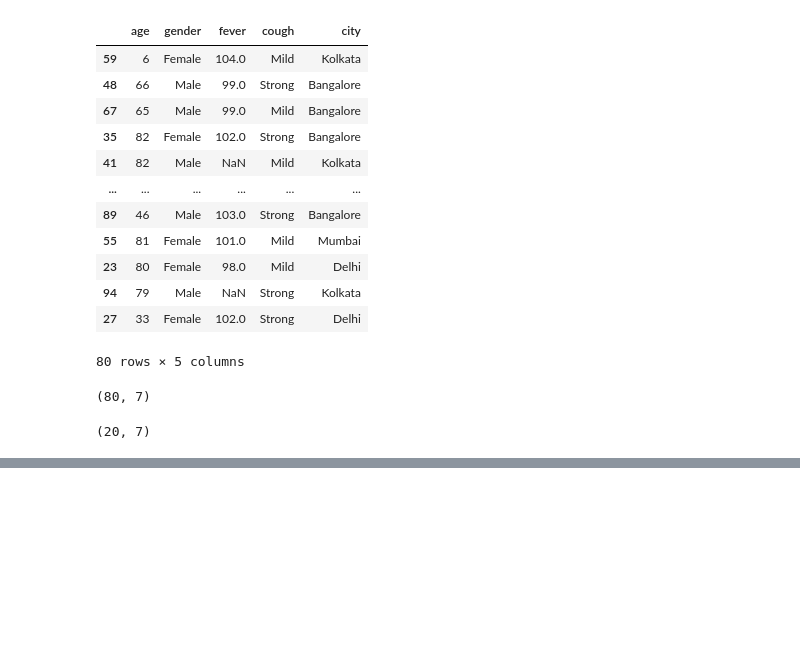
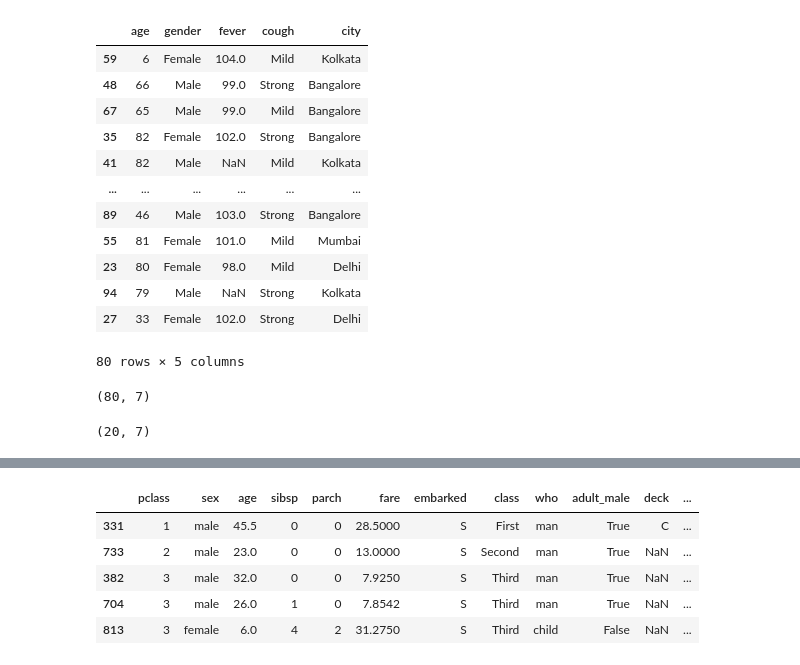
Before and after one commit to tiwarisubash956/Machine-Learning-Algorithms, a Jupyter notebook: ml-100-days.ipynb, the cells around one changed output, grey strips where cells are left out. Cells and saved outputs as stored; diff of their text form; code cells hidden in the pictures; blank space fills up the shorter version.

```diff
--- a/ml-100-days.ipynb
+++ b/ml-100-days.ipynb
@@ -921,0 +937,3 @@ transformer.transform(x_test).shape
+# %%
+df=sns.load_dataset('titanic')
+df.head()
@@ -921,0 +947,12 @@ transformer.transform(x_test).shape
+# %%
+# step1 :-test /train spilt
+X_train,X_test,y_train,y_test=train_test_split(df.drop(columns=['survived']),df['survived'],test_size=0.2,random_state=42)
+# %%
+  X_train.head()
+# %% [output]
+|  | pclass | sex | age | sibsp | parch | fare | embarked | class | who | adult_male | deck | ... |
+| 331 | 1 | male | 45.5 | 0 | 0 | 28.5000 | S | First | man | True | C | ... |
+| 733 | 2 | male | 23.0 | 0 | 0 | 13.0000 | S | Second | man | True | NaN | ... |
+| 382 | 3 | male | 32.0 | 0 | 0 | 7.9250 | S | Third | man | True | NaN | ... |
+| 704 | 3 | male | 26.0 | 1 | 0 | 7.8542 | S | Third | man | True | NaN | ... |
+| 813 | 3 | female | 6.0 | 4 | 2 | 31.2750 | S | Third | child | False | NaN | ... |
```
Also changed, not shown: parts of 22 cells of this notebook.
